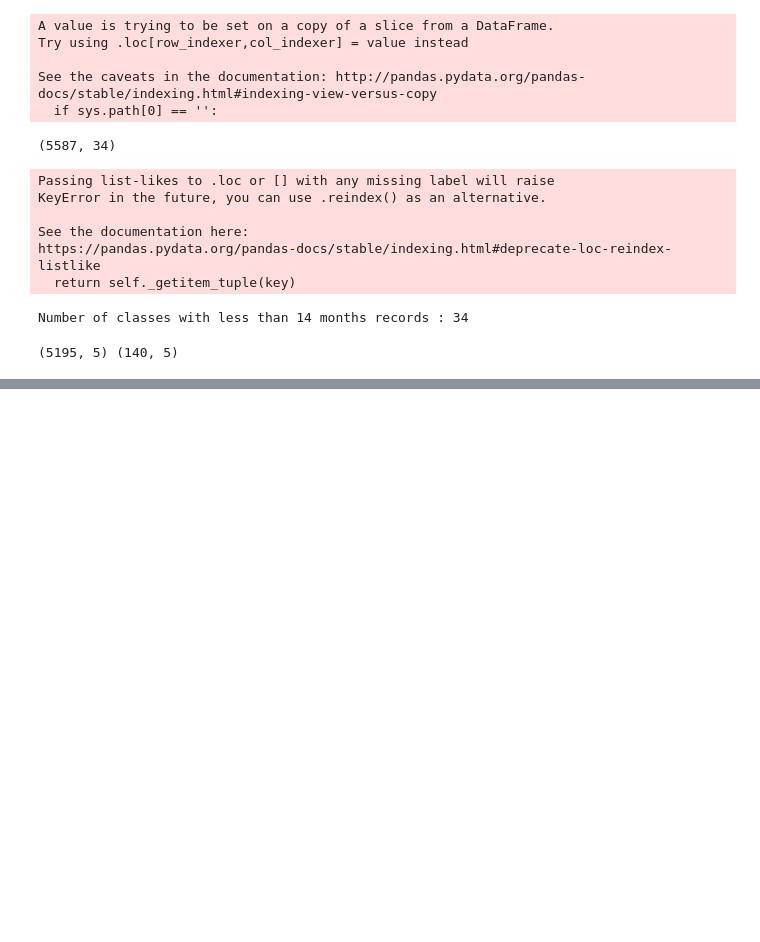
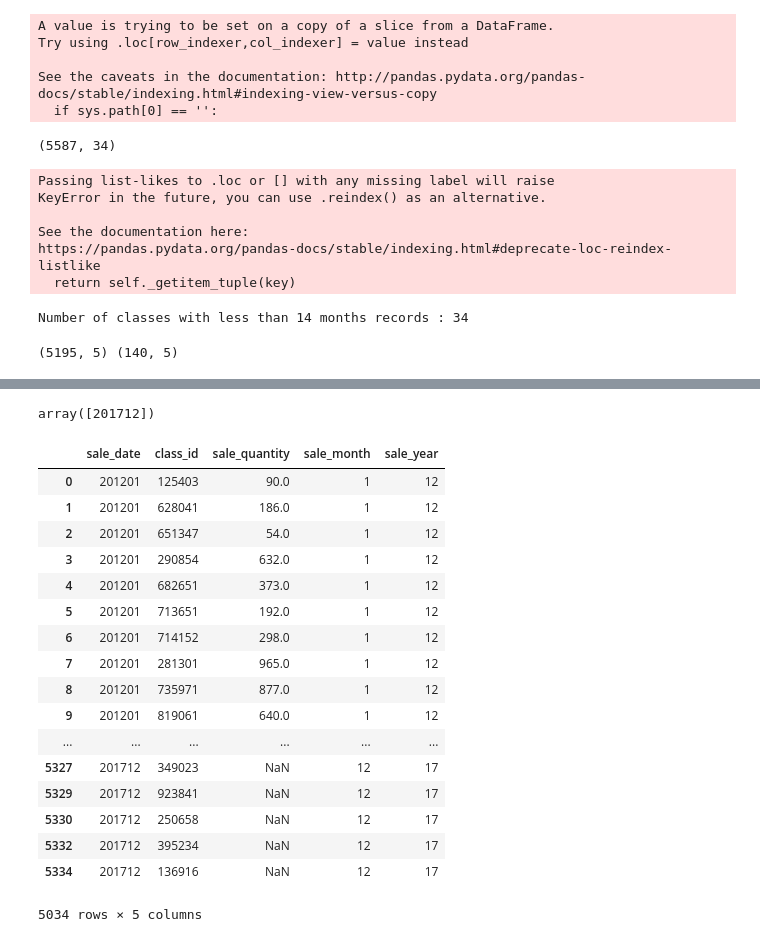
Before and after one commit to songyang0716/Kaggle_Competition, a Jupyter notebook: auto_sale_prediction/sales_prediction.ipynb, the cells around one changed output, grey strips where cells are left out. Saved outputs shown, nothing was run; the diff lists cells and outputs as text; code cells hidden in the pictures; blank space fills up the shorter version.

Commit message:
working on auto sale prediction

```diff
--- a/auto_sale_prediction/sales_prediction.ipynb
+++ b/auto_sale_prediction/sales_prediction.ipynb
@@ -6,8 +6,8 @@ from sklearn.preprocessing import MaxAbsScaler
 import matplotlib.pyplot as plt
 import seaborn as sns
 # %%
-pd.set_option('display.max_columns', 50)
-pd.set_option('display.max_rows', 50)
+pd.set_option('display.max_columns', 100)
+pd.set_option('display.max_rows', 100)
 # %% [markdown]
 ### Data Import
 # %%
@@ -144,13 +144,8 @@ print('Number of classes with less than 14 months records :',
 Number of classes with less than 14 months records : 34
 # %%
 print(merge_train.shape, test.shape)
-class_12 = count[count['sale_quantity']<14]
-class_12 = class_12.index.tolist()
+class_12 = months_data_per_class.loc[months_data_per_class['sale_quantity']<14, 'class_id']
+class_12 = class_12.tolist()
 all_data = pd.concat((merge_train, test)).reset_index(drop=True)
-for idx in class_12:
-    li = []
-    li = all_data[all_data['class_id']==idx].index.tolist()
-    all_data.drop(all_data.index[li],inplace=True)
-    all_data = all_data.reset_index(drop=True)
 # %% [output]
 (5195, 5) (140, 5)
@@ -156,0 +161,3 @@ for idx in class_12:
+# %%
+### remove all the class_ids with less than 14 months records
+all_data = all_data.loc[~all_data['class_id'].isin(class_12), :]
@@ -156,0 +222,25 @@ for idx in class_12:
+# %%
+np.unique(test['sale_date'])
+# %% [output]
+array([201712])
+# %%
+all_data
+# %% [output]
+|  | sale_date | class_id | sale_quantity | sale_month | sale_year |
+| 0 | 201201 | 125403 | 90.0 | 1 | 12 |
+| 1 | 201201 | 628041 | 186.0 | 1 | 12 |
+| 2 | 201201 | 651347 | 54.0 | 1 | 12 |
+| 3 | 201201 | 290854 | 632.0 | 1 | 12 |
+| 4 | 201201 | 682651 | 373.0 | 1 | 12 |
+| 5 | 201201 | 713651 | 192.0 | 1 | 12 |
+| 6 | 201201 | 714152 | 298.0 | 1 | 12 |
+| 7 | 201201 | 281301 | 965.0 | 1 | 12 |
+| 8 | 201201 | 735971 | 877.0 | 1 | 12 |
+| 9 | 201201 | 819061 | 640.0 | 1 | 12 |
+| ... | ... | ... | ... | ... | ... |
+| 5327 | 201712 | 349023 | NaN | 12 | 17 |
+| 5329 | 201712 | 923841 | NaN | 12 | 17 |
+| 5330 | 201712 | 250658 | NaN | 12 | 17 |
+| 5332 | 201712 | 395234 | NaN | 12 | 17 |
+| 5334 | 201712 | 136916 | NaN | 12 | 17 |
+5034 rows × 5 columns
```
Also changed, not shown: parts of 16 cells of this notebook.
